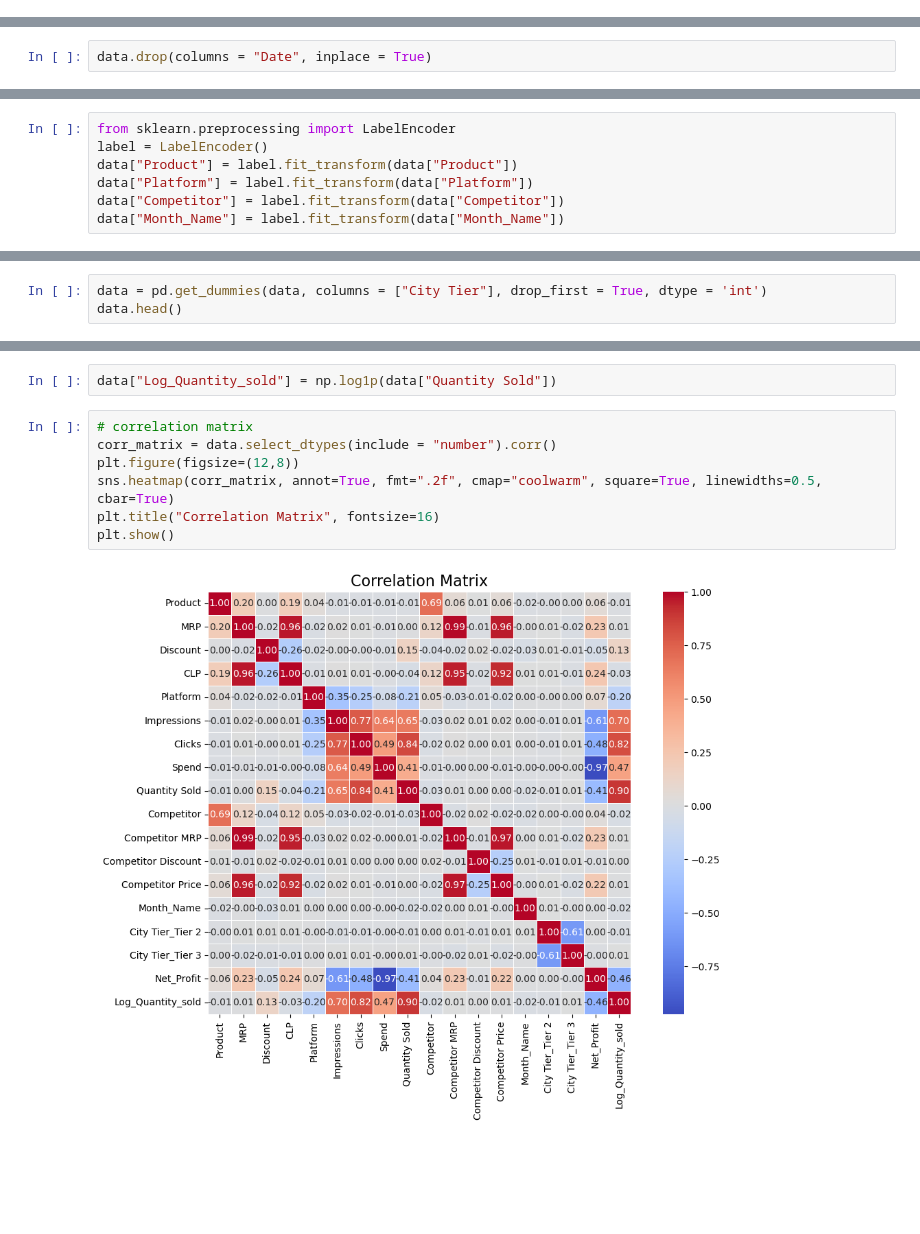
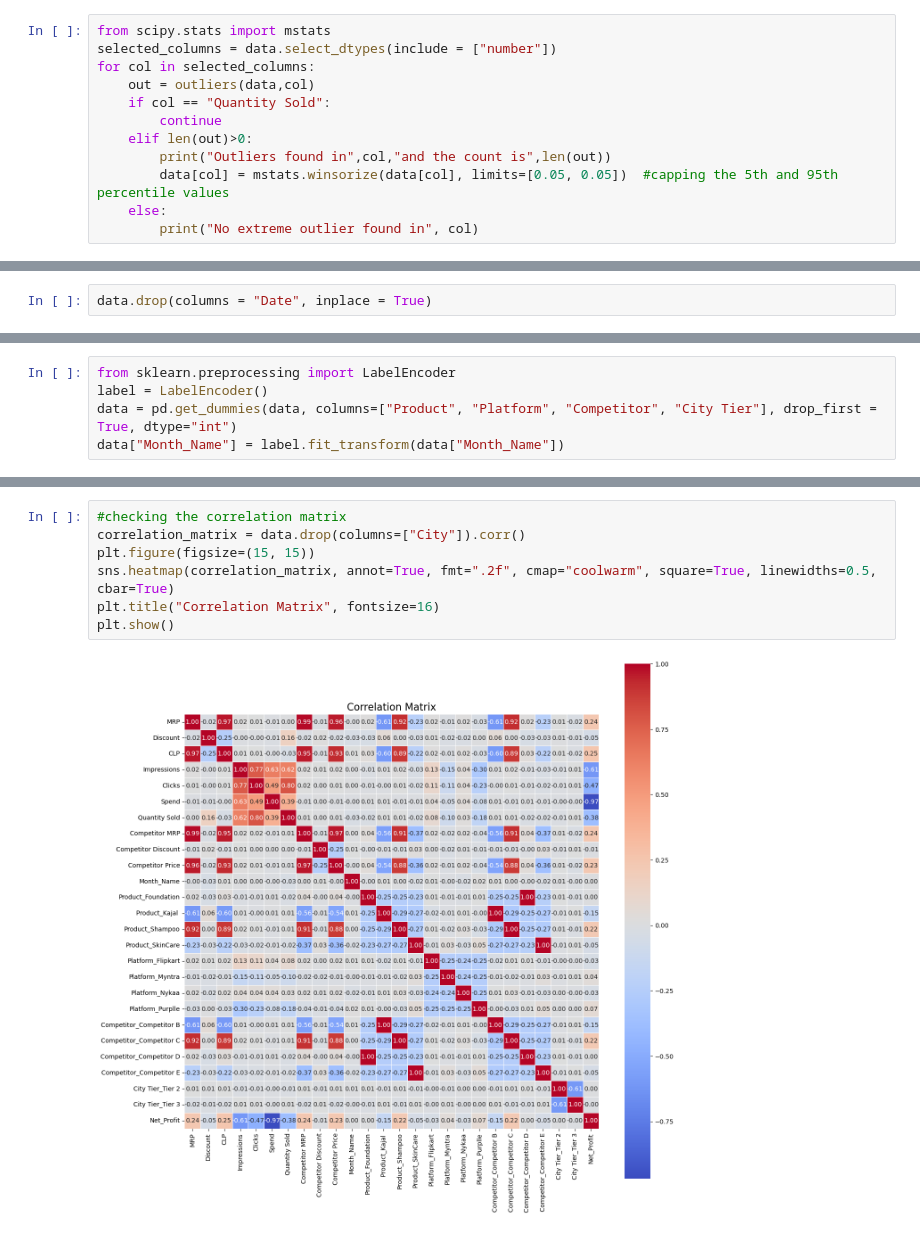
Before and after one commit to Mctavish07/ML-Projects, a Jupyter notebook: Ecomm Sales/Soham_B2024117.ipynb, the cells around one changed output, grey strips where cells are left out. Saved outputs shown, nothing was run; the diff lists cells and outputs as text; blank space fills up the shorter version.

```diff
--- a/Ecomm Sales/Soham_B2024117.ipynb
+++ b/Ecomm Sales/Soham_B2024117.ipynb
@@ -132,0 +101,12 @@ dtype: int64
+# %%
+from scipy.stats import mstats
+selected_columns = data.select_dtypes(include = ["number"])
+for col in selected_columns:
+    out = outliers(data,col)
+    if col == "Quantity Sold":
+        continue
+    elif len(out)>0:
+        print("Outliers found in",col,"and the count is",len(out))
+        data[col] = mstats.winsorize(data[col], limits=[0.05, 0.05])  #capping the 5th and 95th percentile values
+    else:
+        print("No extreme outlier found in", col)
@@ -202,9 +190,7 @@ for cat_var in cat_vars:
 # %%
 from sklearn.preprocessing import LabelEncoder
 label = LabelEncoder()
-data["Product"] = label.fit_transform(data["Product"])
-data["Platform"] = label.fit_transform(data["Platform"])
-data["Competitor"] = label.fit_transform(data["Competitor"])
+data = pd.get_dummies(data, columns=["Product", "Platform", "Competitor", "City Tier"], drop_first = True, dtype="int")
 data["Month_Name"] = label.fit_transform(data["Month_Name"])
 # %%
 data.head()
@@ -218,3 +204,0 @@ data.head()
-# %%
-data = pd.get_dummies(data, columns = ["City Tier"], drop_first = True, dtype = 'int')
-data.head()
@@ -238,11 +216,9 @@ data.head()
-# %%
-data["Log_Quantity_sold"] = np.log1p(data["Quantity Sold"])
 # %%
-# correlation matrix
-corr_matrix = data.select_dtypes(include = "number").corr()
-plt.figure(figsize=(12,8))
-sns.heatmap(corr_matrix, annot=True, fmt=".2f", cmap="coolwarm", square=True, linewidths=0.5, cbar=True)
+#checking the correlation matrix
+correlation_matrix = data.drop(columns=["City"]).corr()
+plt.figure(figsize=(15, 15))
+sns.heatmap(correlation_matrix, annot=True, fmt=".2f", cmap="coolwarm", square=True, linewidths=0.5, cbar=True)
 plt.title("Correlation Matrix", fontsize=16)
 plt.show()
 # %% [output]
-[figure, old version]
+[figure, new version]
```
Also changed, not shown: parts of 38 cells of this notebook.
